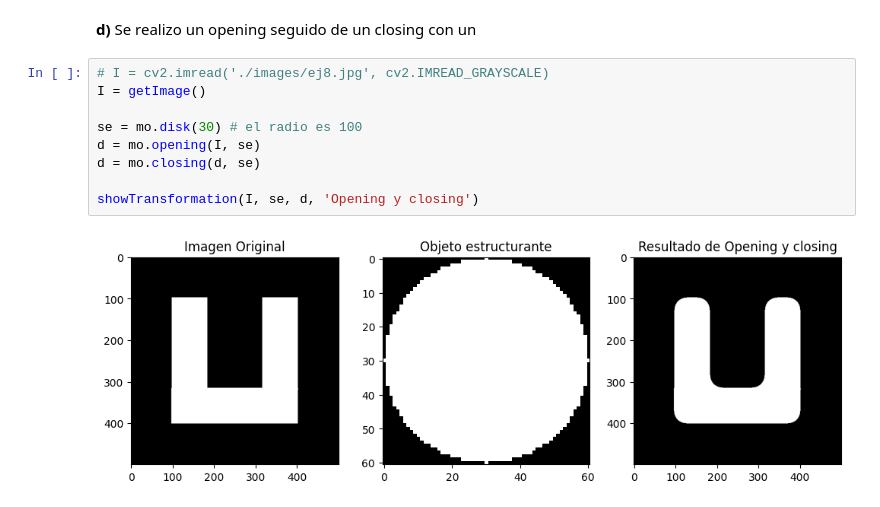
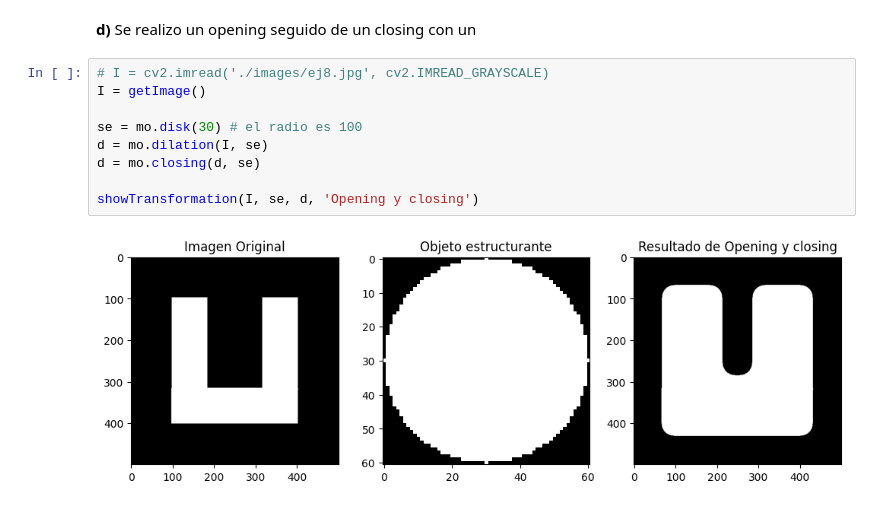
Before and after one commit to Paola-Contreras/lab01-VC, a Jupyter notebook: Lab.ipynb, the cells around one changed output. Drawn from its saved outputs; the diff is of its cells as text.

```diff
--- a/Lab.ipynb
+++ b/Lab.ipynb
@@ -473,11 +473,11 @@ ValueError: setting an array element with a sequence. The requested array has an
 # %%
 # I = cv2.imread('./images/ej8.jpg', cv2.IMREAD_GRAYSCALE)
 I = getImage()
 
 se = mo.disk(30) # el radio es 100
-d = mo.opening(I, se)
+d = mo.dilation(I, se)
 d = mo.closing(d, se)
 
 showTransformation(I, se, d, 'Opening y closing')
 # %% [output]
-[figure, old version]
+[figure, new version]
```
Also changed, not shown: 1 other file.
